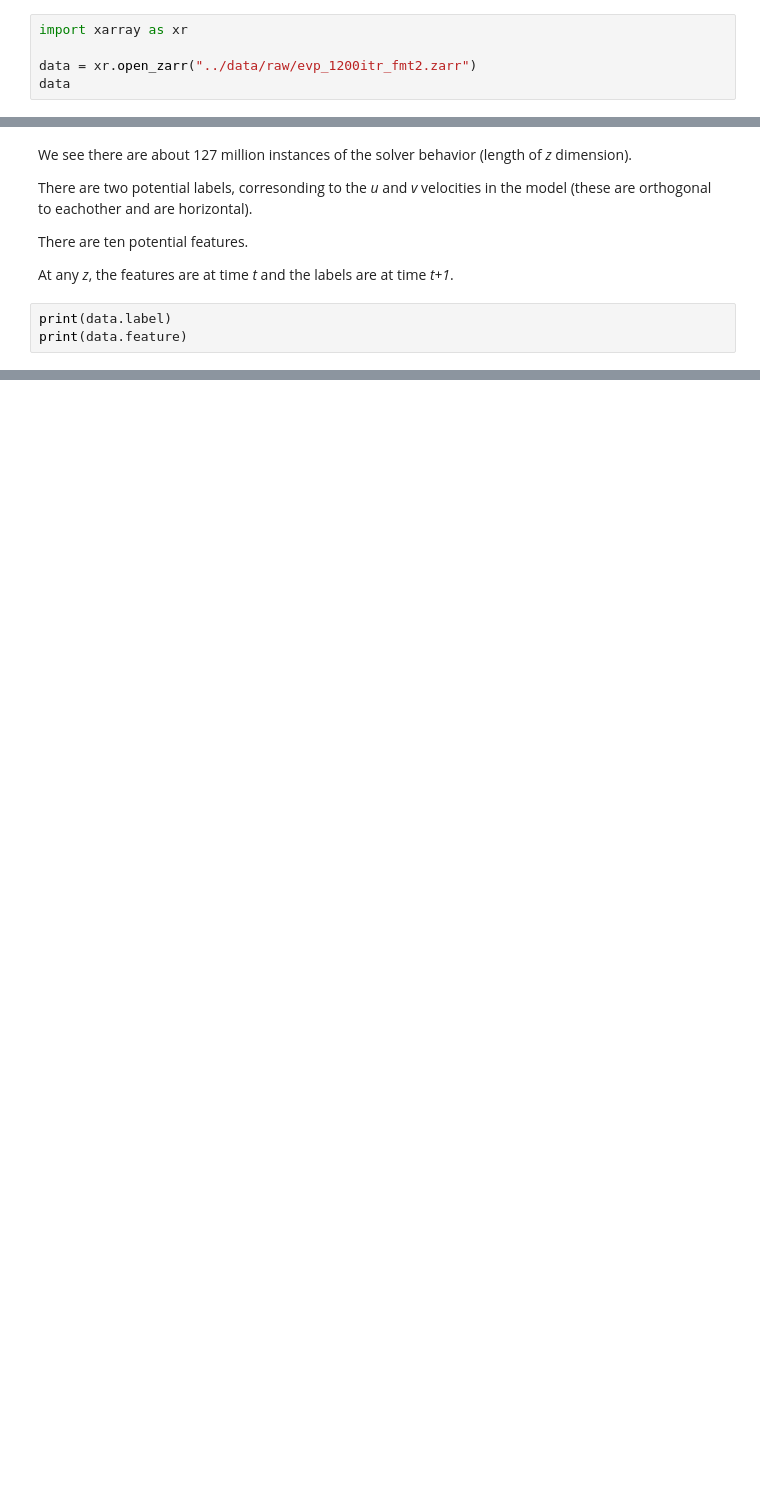
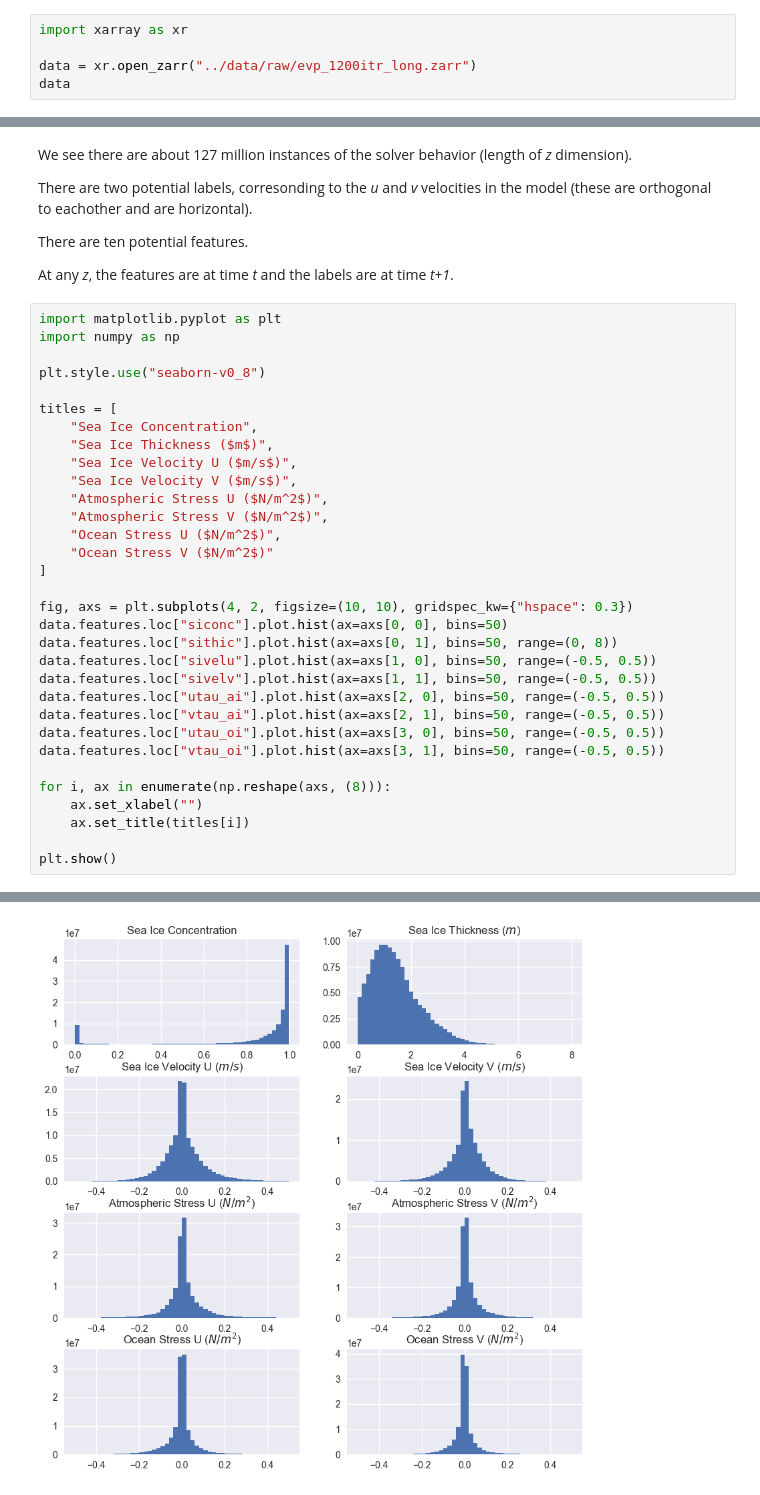
Before and after one commit to charlie-waltham/rheology_emulator, a Jupyter notebook: notes/training_data.ipynb, the cells around one changed output, grey strips where cells are left out. Cells and saved outputs as stored; diff of their text form; blank space fills up the shorter version.

Commit message:
Add features plot

```diff
--- a/notes/training_data.ipynb
+++ b/notes/training_data.ipynb
@@ -22,7 +22,7 @@ Taking a look at the file...
 # %%
 import xarray as xr
 
-data = xr.open_zarr("../data/raw/evp_1200itr_fmt2.zarr")
+data = xr.open_zarr("../data/raw/evp_1200itr_long.zarr")
 data
 # %% [output]
 <xarray.Dataset> Size: 12GB
@@ -50,6 +50,35 @@ There are ten potential features.
 
 At any *z*, the features are at time *t* and the labels are at time *t+1*.
 # %%
-print(data.label)
-print(data.feature)
+import matplotlib.pyplot as plt
+import numpy as np
+
+plt.style.use("seaborn-v0_8")
+
+titles = [
+    "Sea Ice Concentration",
+    "Sea Ice Thickness ($m$)",
+    "Sea Ice Velocity U ($m/s$)",
+    "Sea Ice Velocity V ($m/s$)",
+    "Atmospheric Stress U ($N/m^2$)",
+    "Atmospheric Stress V ($N/m^2$)",
+    "Ocean Stress U ($N/m^2$)",
+    "Ocean Stress V ($N/m^2$)"
+]
+
+fig, axs = plt.subplots(4, 2, figsize=(10, 10), gridspec_kw={"hspace": 0.3})
+data.features.loc["siconc"].plot.hist(ax=axs[0, 0], bins=50)
+data.features.loc["sithic"].plot.hist(ax=axs[0, 1], bins=50, range=(0, 8))
+data.features.loc["sivelu"].plot.hist(ax=axs[1, 0], bins=50, range=(-0.5, 0.5))
+data.features.loc["sivelv"].plot.hist(ax=axs[1, 1], bins=50, range=(-0.5, 0.5))
+data.features.loc["utau_ai"].plot.hist(ax=axs[2, 0], bins=50, range=(-0.5, 0.5))
+data.features.loc["vtau_ai"].plot.hist(ax=axs[2, 1], bins=50, range=(-0.5, 0.5))
+data.features.loc["utau_oi"].plot.hist(ax=axs[3, 0], bins=50, range=(-0.5, 0.5))
+data.features.loc["vtau_oi"].plot.hist(ax=axs[3, 1], bins=50, range=(-0.5, 0.5))
+
+for i, ax in enumerate(np.reshape(axs, (8))):
+    ax.set_xlabel("")
+    ax.set_title(titles[i])
+
+plt.show()
 # %% [output]
@@ -64,0 +85 @@ Coordinates:
+[figure, added]
```
Also changed, not shown: parts of 2 cells of this notebook, 1 other file.
